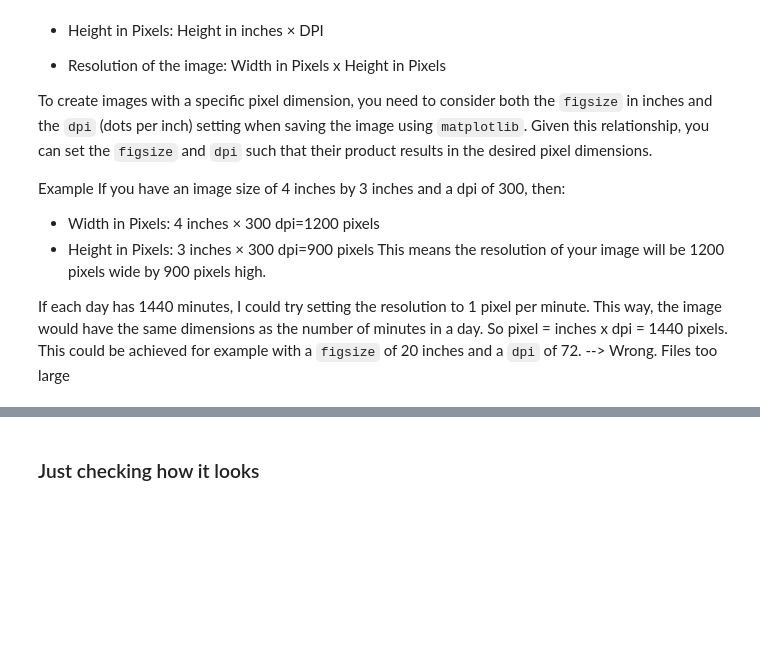
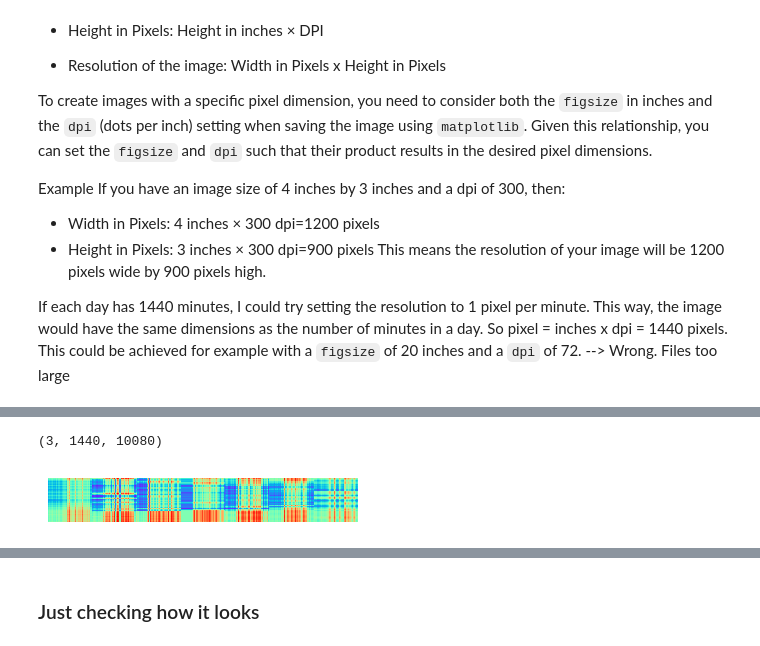
Before and after one commit to horacio-trigo/deep_accelerometer, a Jupyter notebook: AccNet24/Create_GAF_images.ipynb, the cells around one changed output, grey strips where cells are left out. Drawn from its saved outputs; the diff is of its cells as text; code cells hidden in the pictures; blank space fills up the shorter version.

Commit message:
Updated create GAF images to produce tensors

```diff
--- a/AccNet24/Create_GAF_images.ipynb
+++ b/AccNet24/Create_GAF_images.ipynb
@@ -83,7 +96,8 @@ def plot_gaf_image(gaf_image):
     """
     fig_w=4; fig_h=4;# figure width and height
     plt.figure(figsize=(fig_w, fig_h))
-    plt.imshow(gaf_image[0], cmap='rainbow', origin='lower')
+    #plt.imshow(gaf_image[0], cmap='rainbow', origin='lower')
+    plt.imshow(gaf_image, cmap='rainbow', origin='lower')
     plt.axis('off')
     plt.show()
 # %% [markdown]
@@ -207,0 +221,10 @@ process_subjects_one_week(test_ids, physical_activity, "test")
+# %%
+test_gaf_data = np.load('test_gaf_data.npy')
+# %%
+test_gaf_data.shape
+# %% [output]
+(3, 1440, 10080)
+# %%
+plot_gaf_image(test_gaf_data[0])
+# %% [output]
+[figure, added]
```
Also changed, not shown: parts of 33 cells of this notebook, 1 other file.
